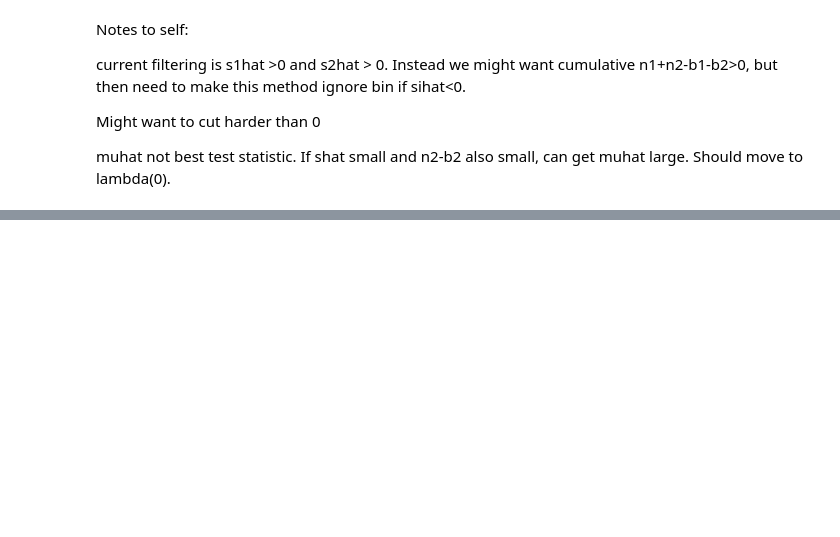
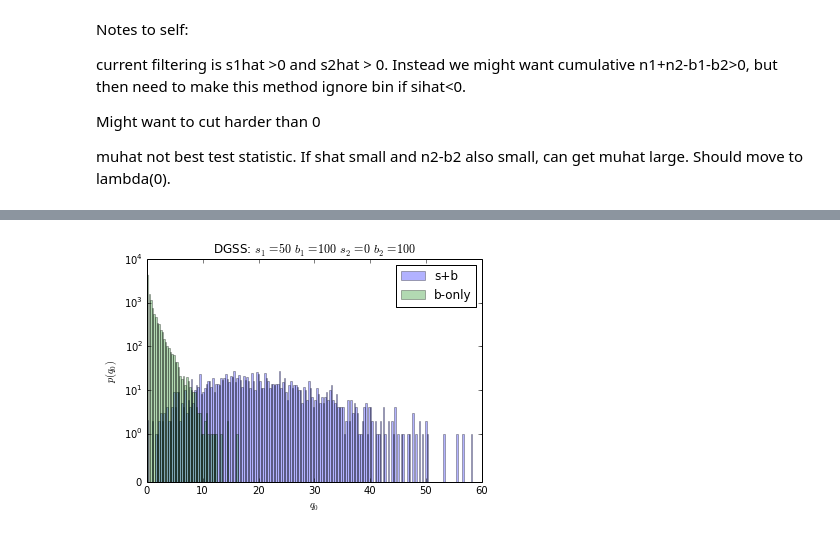
Before and after one commit to cranmer/play, a Jupyter notebook: misc/DataGuidedSequentialSearch.ipynb, the cells around one changed output, grey strips where cells are left out. Cells and saved outputs as stored; diff of their text form; code cells hidden in the pictures; blank space fills up the shorter version.

```diff
--- a/misc/DataGuidedSequentialSearch.ipynb
+++ b/misc/DataGuidedSequentialSearch.ipynb
@@ -4,6 +4,9 @@ from sympy import Symbol, symbols, solve, lambdify
 #import numpy as np
 # %% [output]
 Populating the interactive namespace from numpy and matplotlib
+# %%
+plt.rc('font',**{'family':'sans-serif','sans-serif':['Helvetica']})
+plt.rc('text', usetex=True)
 # %%
 #import matplotlib.pyplot as plt
 # %%
@@ -237,4 +281,12 @@ i_b_contents, edges, patches = plt.hist(inclusive_q0_b_expts, bins=edges, alpha=
 # %%
 pylab.yscale('symlog',linthreshy=1) #works for histograms
 s_contents, edges, patches = plt.hist(q0_s_expts, bins=200, alpha=0.3, color='b')
 b_contents, edges, patches = plt.hist(q0_b_expts, bins=edges, alpha=0.3, color='g')
+np.mean(q0_s_expts), np.var(q0_s_expts)/np.sqrt(q0_s_expts.size)
+plt.xlabel('$q_0$')
+plt.ylabel('$p( q_0 )$')
+plt.legend(('s+b', 'b-only'),loc='upper right')
+plt.title('DGSS: $s_1=%d$ $b_1=%d$ $s_2=%d$ $b_2=%d$' %(s1hat.subs(struth),b1.subs(btruth), s2hat.subs(struth),b2.subs(btruth),))
+plt.savefig("q0_dist_DGSS_s1_%d_b1_%d_s2_%d_b2_%d.pdf" %(s1hat.subs(struth),b1.subs(btruth), s2hat.subs(struth),b2.subs(btruth),))
+# %% [output]
+[figure, added]
```
Also changed, not shown: parts of 16 cells of this notebook, 4 other files.
